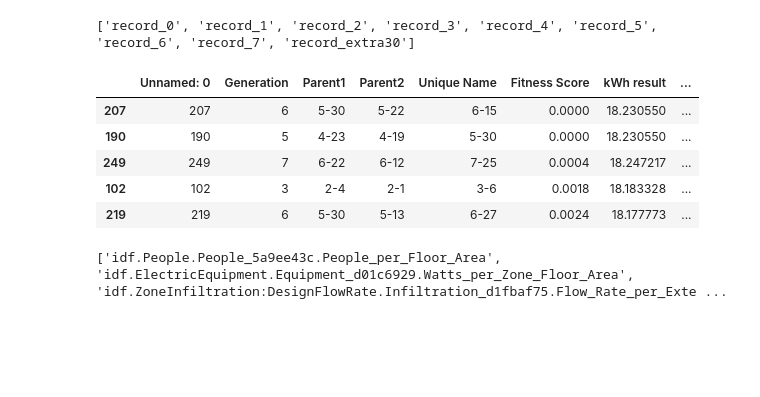
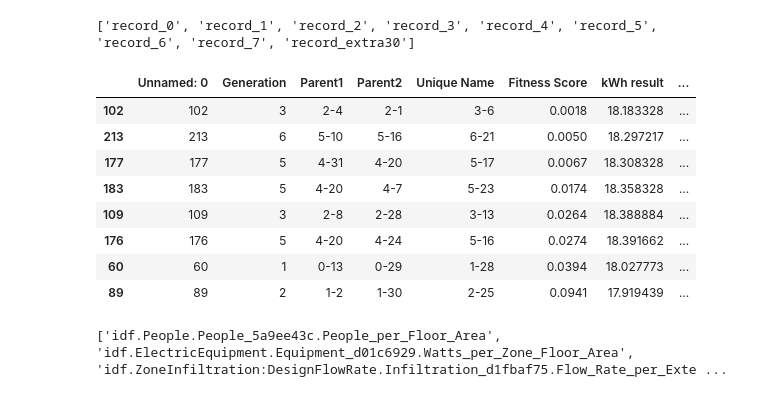
Before and after one commit to Lundkjaer/ClimAIte, a Jupyter notebook: Calibration/plot_accuracies.ipynb, the cells around one changed output. Cells and saved outputs as stored; diff of their text form; code cells hidden in the pictures; blank space fills up the shorter version.

```diff
--- a/Calibration/plot_accuracies.ipynb
+++ b/Calibration/plot_accuracies.ipynb
@@ -15,17 +15,20 @@ df = pd.read_csv(record)
 ['record_0', 'record_1', 'record_2', 'record_3', 'record_4', 'record_5', 'record_6', 'record_7', 'record_extra30']
 # %%
 df.sample(10)
-df.sort_values('Fitness Score').head()
+df[ df['idf.WindowMaterial:SimpleGlazingSystem.PH_Window.UFactor'] < 1].sort_values('Fitness Score').head(8)
 # df[ df['Fitness Score'] < 0.01].corr()
 # df.plot.scatter(x = 'Unique Name', y = 'Fitness Score')
 # df[ df['Fitness Score'] < 1].plot.scatter(x = 'Unique Name', y = 'Fitness Score')
 # %% [output]
 |  | Unnamed: 0 | Generation | Parent1 | Parent2 | Unique Name | Fitness Score | kWh result | ... |
-| 207 | 207 | 6 | 5-30 | 5-22 | 6-15 | 0.0000 | 18.230550 | ... |
-| 190 | 190 | 5 | 4-23 | 4-19 | 5-30 | 0.0000 | 18.230550 | ... |
-| 249 | 249 | 7 | 6-22 | 6-12 | 7-25 | 0.0004 | 18.247217 | ... |
 | 102 | 102 | 3 | 2-4 | 2-1 | 3-6 | 0.0018 | 18.183328 | ... |
-| 219 | 219 | 6 | 5-30 | 5-13 | 6-27 | 0.0024 | 18.177773 | ... |
+| 213 | 213 | 6 | 5-10 | 5-16 | 6-21 | 0.0050 | 18.297217 | ... |
+| 177 | 177 | 5 | 4-31 | 4-20 | 5-17 | 0.0067 | 18.308328 | ... |
+| 183 | 183 | 5 | 4-20 | 4-7 | 5-23 | 0.0174 | 18.358328 | ... |
+| 109 | 109 | 3 | 2-8 | 2-28 | 3-13 | 0.0264 | 18.388884 | ... |
+| 176 | 176 | 5 | 4-20 | 4-24 | 5-16 | 0.0274 | 18.391662 | ... |
+| 60 | 60 | 1 | 0-13 | 0-29 | 1-28 | 0.0394 | 18.027773 | ... |
+| 89 | 89 | 2 | 1-2 | 1-30 | 2-25 | 0.0941 | 17.919439 | ... |
 # %%
 # note, lower fitness score is better
 
```
